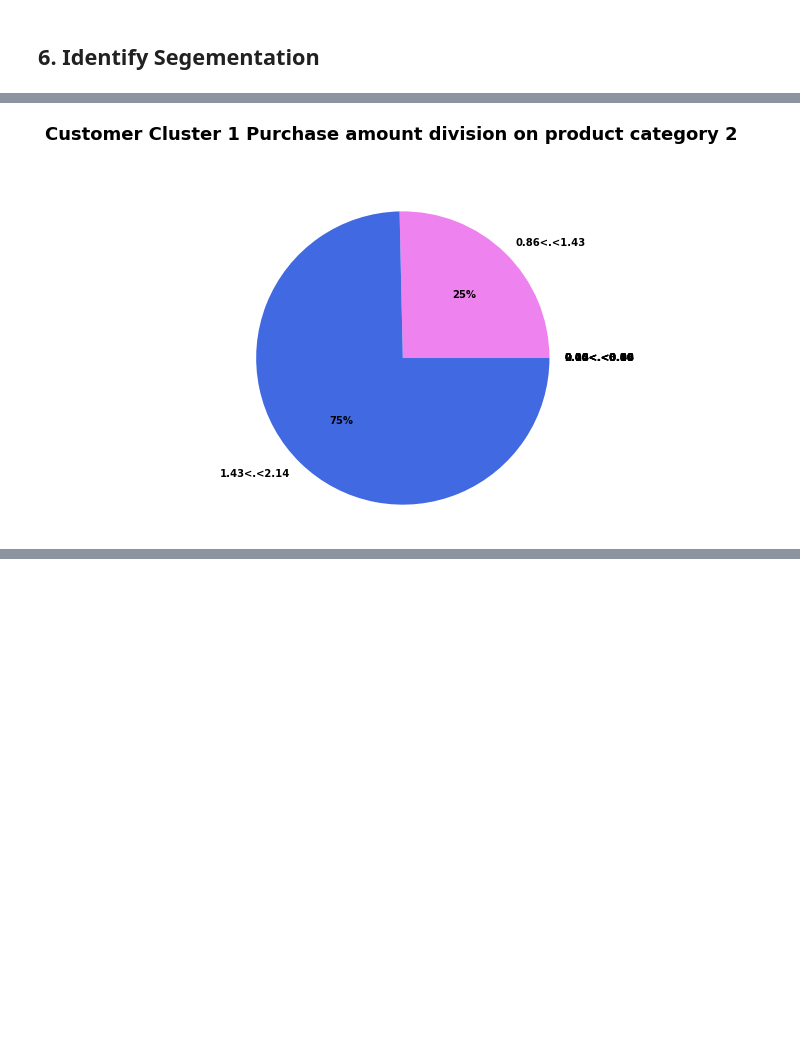
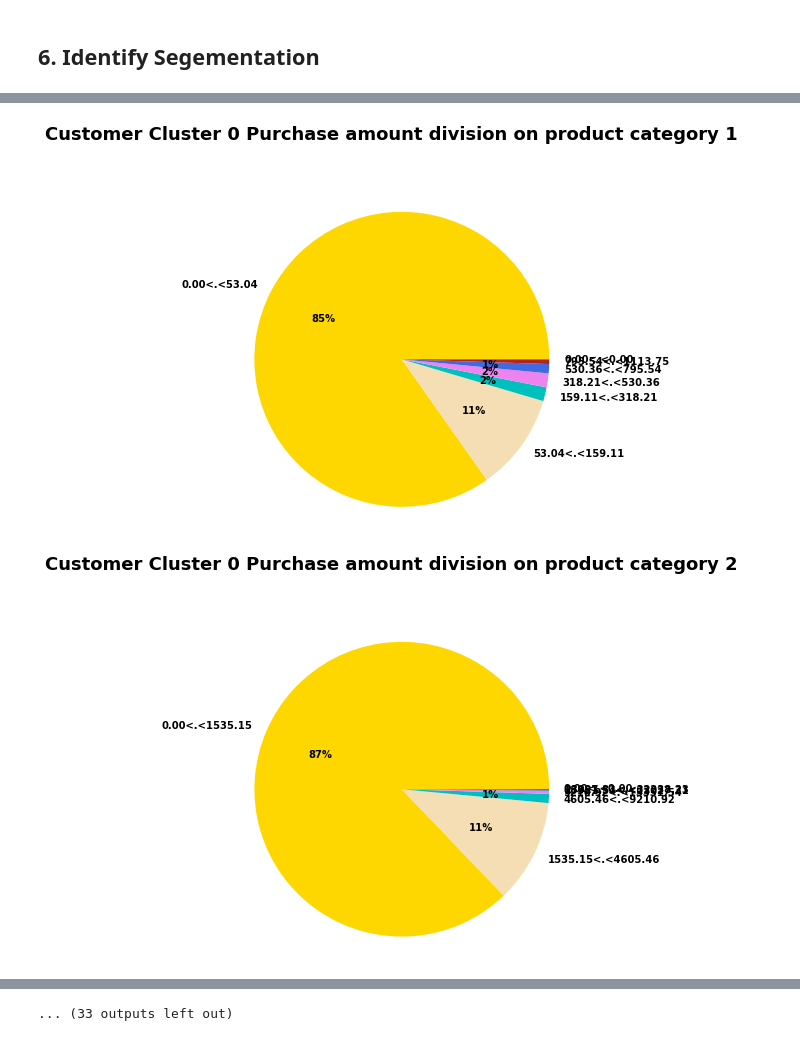
Before and after one commit to fay067/CSC522_P08_Project, a Jupyter notebook: stock_prod_clustering.ipynb, the cells around one changed output, grey strips where cells are left out. Cells and saved outputs as stored; diff of their text form; code cells hidden in the pictures; blank space fills up the shorter version.

```diff
--- a/stock_prod_clustering.ipynb
+++ b/stock_prod_clustering.ipynb
@@ -238,4 +240,7 @@ radar_chart(customer_clustering, n_clusters, n_attributes)
-# %%
-pie_chart(stock_rfm, 1, 2)
-# %% [output]
-[figure, removed]
+# %%
+for i in range(n_clusters):
+    for j in range(1, n_attributes+1):
+        pie_chart(temp_non_norm, i, j)
+# %% [output]
+[figure, added]
+[figure, added]
@@ -241,0 +257 @@ pie_chart(stock_rfm, 1, 2)
+... (33 outputs left out)
```
Also changed, not shown: parts of 15 cells of this notebook, 1 other file.
